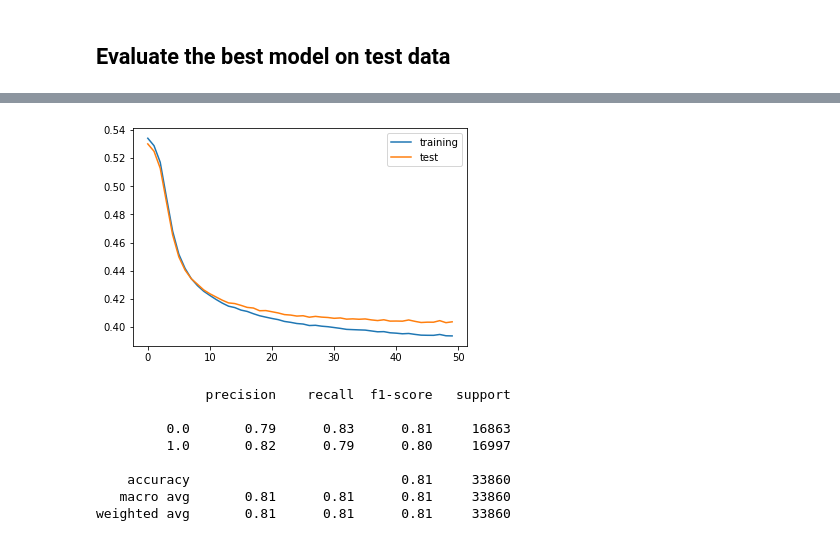
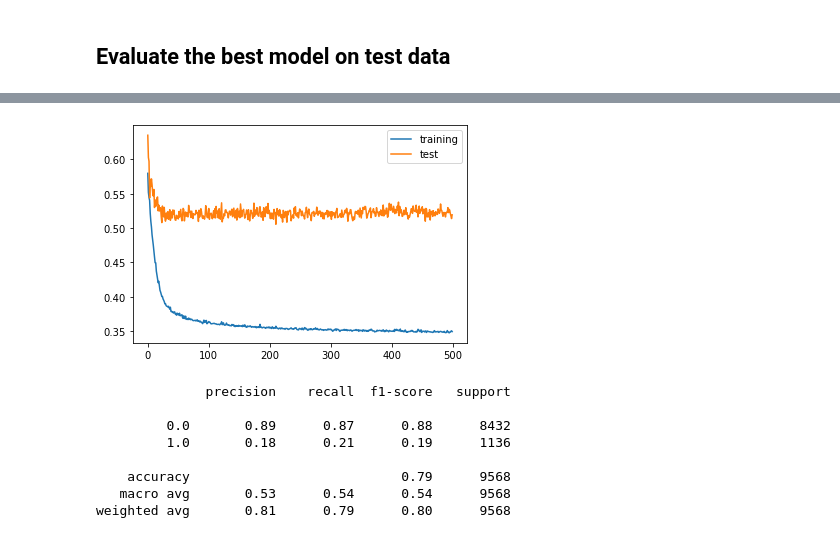
Before and after one commit to GuangyanCai/CS273A-Project, a Jupyter notebook: neural_network.ipynb, the cells around one changed output, grey strips where cells are left out. Cells and saved outputs as stored; diff of their text form; code cells hidden in the pictures.

```diff
--- a/neural_network.ipynb
+++ b/neural_network.ipynb
@@ -13,16 +13,30 @@ device = 'cuda' if torch.cuda.is_available() else 'cpu'
 # %%
 x_train = np.loadtxt('preprocessed/x_train.csv', delimiter=',')
 y_train = np.loadtxt('preprocessed/y_train.csv', delimiter=',')
+
+x_train_resampled = np.loadtxt('preprocessed/x_train_resampled.csv', delimiter=',')
+y_train_resampled = np.loadtxt('preprocessed/y_train_resampled.csv', delimiter=',')
+
+x_valid = np.loadtxt('preprocessed/x_valid.csv', delimiter=',')
+y_valid = np.loadtxt('preprocessed/y_valid.csv', delimiter=',')
+
 x_test = np.loadtxt('preprocessed/x_test.csv', delimiter=',')
 y_test = np.loadtxt('preprocessed/y_test.csv', delimiter=',')
 # %%
-x_train = torch.from_numpy(x_train).float().cuda()
-y_train = torch.from_numpy(y_train).float().cuda().unsqueeze(1)
-x_test = torch.from_numpy(x_test).float().cuda()
-y_test = torch.from_numpy(y_test).float().cuda().unsqueeze(1)
+x_train = torch.from_numpy(x_train).float().to(device)
+y_train = torch.from_numpy(y_train).float().unsqueeze(1).to(device)
+
+x_train_resampled = torch.from_numpy(x_train_resampled).float().to(device)
+y_train_resampled = torch.from_numpy(y_train_resampled).float().unsqueeze(1).to(device)
+
+x_valid = torch.from_numpy(x_valid).float().to(device)
+y_valid = torch.from_numpy(y_valid).float().unsqueeze(1).to(device)
+
+x_test = torch.from_numpy(x_test).float().to(device)
+y_test = torch.from_numpy(y_test).float().unsqueeze(1).to(device)
 # %%
-size_feature = x_train.shape[1]
-size_train = x_train.shape[0]
+size_feature = x_train_resampled.shape[1]
+size_train = x_train_resampled.shape[0]
 size_test = x_test.shape[0]
 print(f'feature size: {size_feature} | train size: {size_train} | test size: {size_test}')
 # %% [output]
@@ -121,14 +194,16 @@ print(f'[Info] average validation loss: {mean_loss_valid}')
 best_config = dict(
     size_feature = size_feature,
     act = 'tanh',
-    hidden_layers = [32],
+    hidden_layers = [512] * 4,
+    with_do = True,
+    with_bn = True,
     batch_size = 512,
-    num_epoch = 50,
+    num_epoch = 500,
     lr = 1e-3,
     decay = 1e-6,
 )
-best_model = mlp.MLP(best_config['size_feature'], 1, best_config['hidden_layers'], best_config['act'])
-loss_record_train, loss_record_valid = train(best_model, x_train, y_train, x_test, y_test, config)
+best_model = mlp.MLP(best_config['size_feature'], 1, best_config['hidden_layers'], best_config['act']).to(device)
+loss_record_train, loss_record_valid = train(best_model, x_train_resampled, y_train_resampled, x_test, y_test, best_config)
 plt.plot(loss_record_train, label='training')
 plt.plot(loss_record_valid, label='test')
 plt.legend()
@@ -138,5 +213,5 @@ plt.show()
 [Info] Done
-[figure, old version]
+[figure, new version]
 # %%
 best_model.eval()
 yhat_test = torch.round(torch.sigmoid(best_model(x_test)))
@@ -146,12 +221,12 @@ print(sklearn.metrics.classification_report(y_test_, yhat_test_))
 # %% [output]
               precision    recall  f1-score   support
 
-         0.0       0.79      0.83      0.81     16863
-         1.0       0.82      0.79      0.80     16997
+         0.0       0.89      0.87      0.88      8432
+         1.0       0.18      0.21      0.19      1136
 
-    accuracy                           0.81     33860
-   macro avg       0.81      0.81      0.81     33860
-weighted avg       0.81      0.81      0.81     33860
+    accuracy                           0.79      9568
+   macro avg       0.53      0.54      0.54      9568
+weighted avg       0.81      0.79      0.80      9568
 # %%
 print(f'roc auc score: {sklearn.metrics.roc_auc_score(y_test_, yhat_test_)}')
 # %% [output]
```
Also changed, not shown: parts of 26 cells of this notebook, 1 other file.
